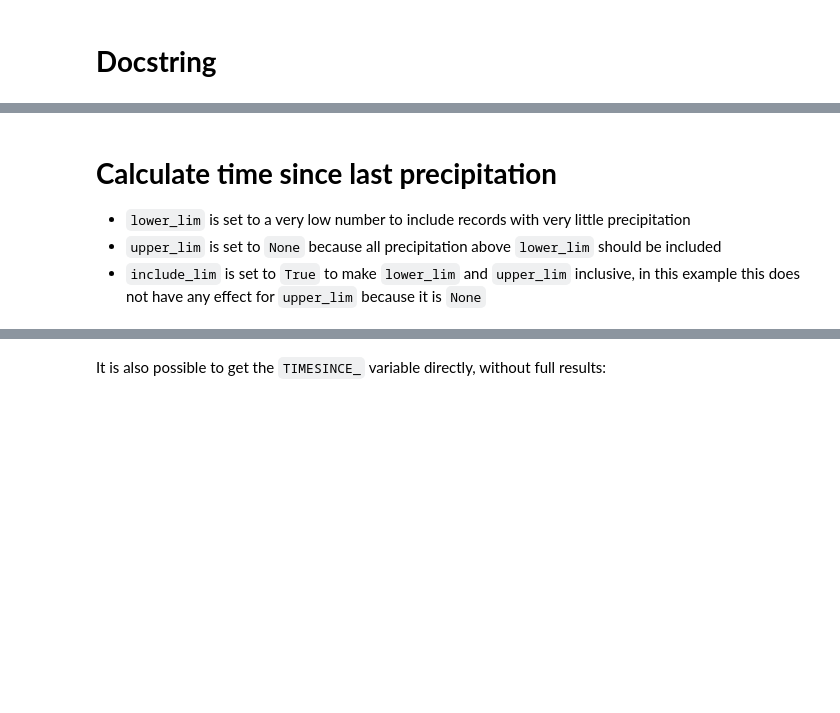
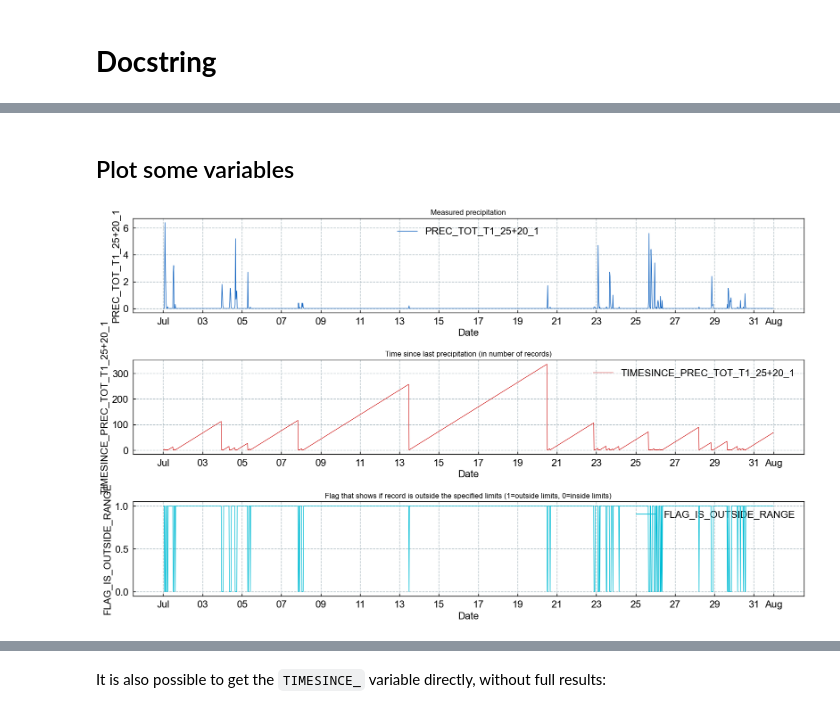
Before and after one commit to holukas/diive, a Jupyter notebook: notebooks/CalculateVariable/TimeSince.ipynb, the cells around one changed output, grey strips where cells are left out. Cells and saved outputs as stored; diff of their text form; code cells hidden in the pictures; blank space fills up the shorter version.

```diff
--- a/notebooks/CalculateVariable/TimeSince.ipynb
+++ b/notebooks/CalculateVariable/TimeSince.ipynb
@@ -80,0 +76,3 @@ TimeSeries(series).plot()
+# %%
+ts_prec = TimeSince(series_prec, lower_lim=0, include_lim=False)
+ts_prec.calc()
@@ -80,0 +88,3 @@ TimeSeries(series).plot()
+# %%
+ts_prec_full_results = ts_prec.get_full_results()
+ts_prec_full_results.head(20)
@@ -81,7 +129,19 @@ TimeSeries(series).plot()
 # %% [markdown]
 </br>
-# %% [markdown]
-# **Calculate time since last precipitation**
-- `lower_lim` is set to a very low number to include records with very little precipitation
-- `upper_lim` is set to `None` because all precipitation above `lower_lim` should be included
-- `include_lim` is set to `True` to make `lower_lim` and `upper_lim` inclusive, in this example this does not have any effect for `upper_lim` because it is `None`
+# %% [markdown]
+## Plot some variables
+# %%
+fig = plt.figure(facecolor='white', figsize=(16, 9))
+gs = gridspec.GridSpec(3, 1)  # rows, cols
+gs.update(wspace=0.3, hspace=0.5, left=0.03, right=0.97, top=0.97, bottom=0.03)
+ax1 = fig.add_subplot(gs[0, 0])
+ax2 = fig.add_subplot(gs[1, 0])
+ax3 = fig.add_subplot(gs[2, 0])
+TimeSeries(ax=ax1, series=ts_prec_full_results['PREC_TOT_T1_25+20_1']).plot(color='#1565C0')
+TimeSeries(ax=ax2, series=ts_prec_full_results['TIMESINCE_PREC_TOT_T1_25+20_1']).plot(color='#D32F2F')
+TimeSeries(ax=ax3, series=ts_prec_full_results['FLAG_IS_OUTSIDE_RANGE']).plot(color='#00BCD4')
+ax1.set_title("Measured precipitation", color='black')
+ax2.set_title("Time since last precipitation (in number of records)", color='black')
+ax3.set_title("Flag that shows if record is outside the specified limits (1=outside limits, 0=inside limits)", color='black');
+# %% [output]
+[figure, added]
```
Also changed, not shown: parts of 31 cells of this notebook, 12 other files.
